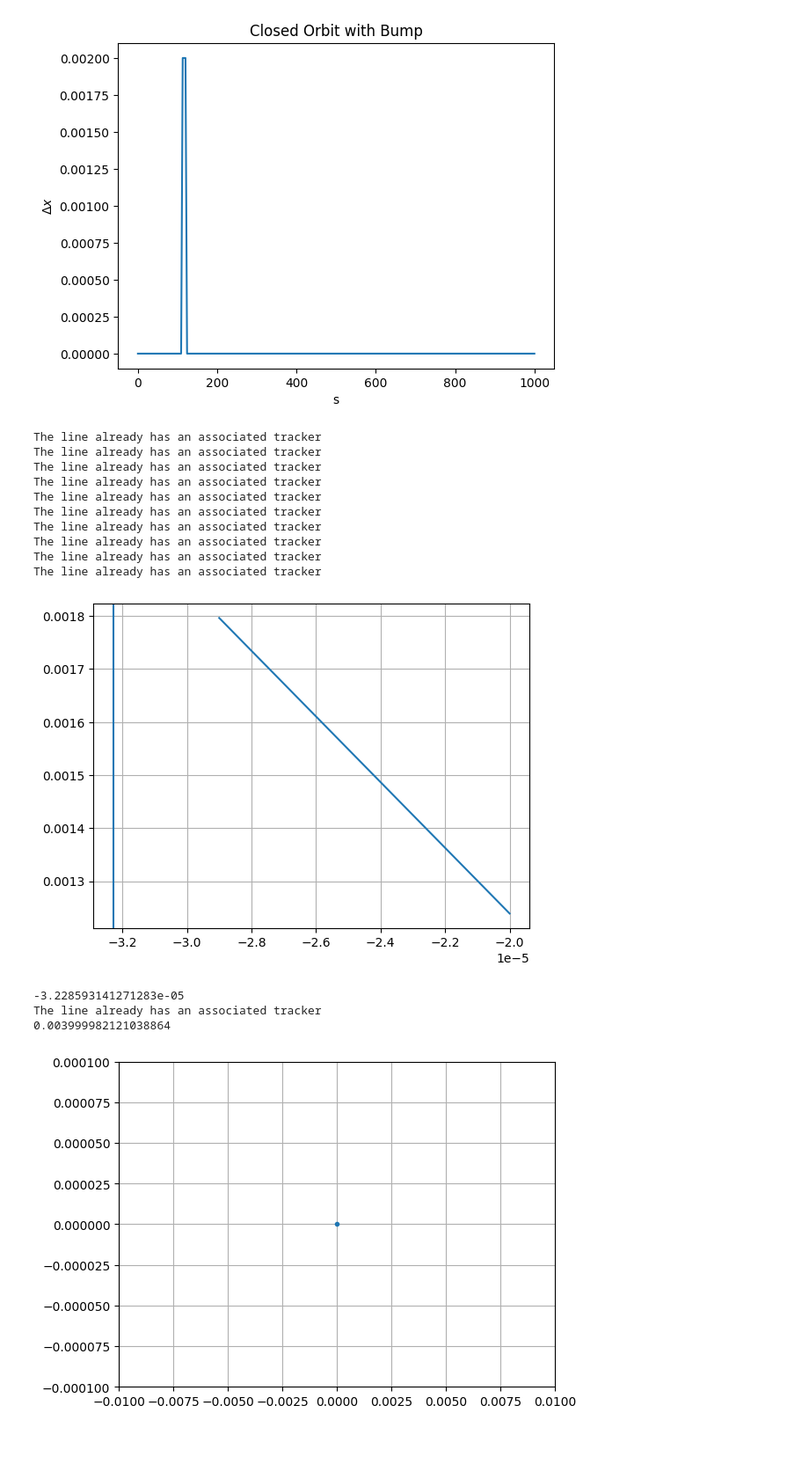
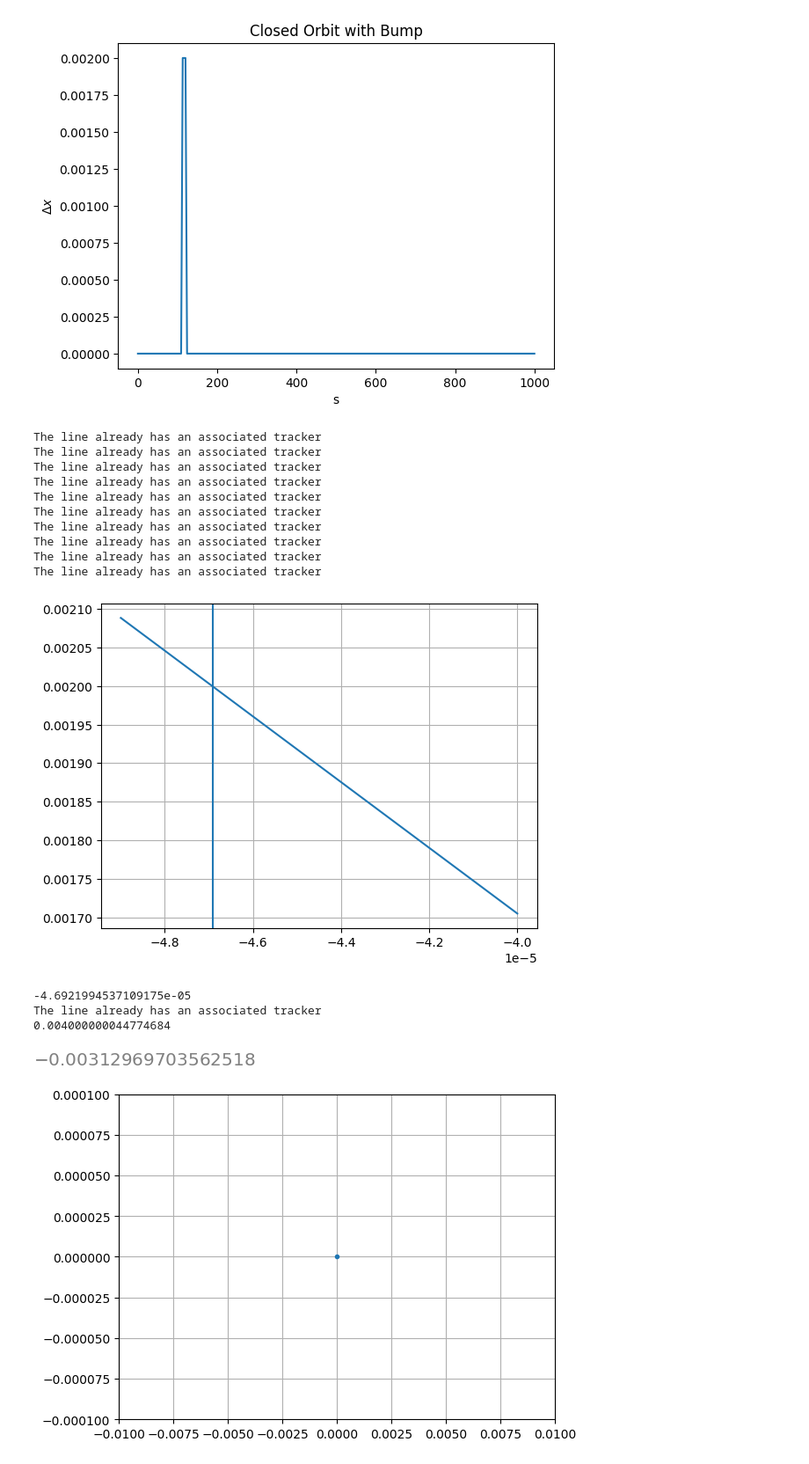
Before and after one commit to gornalexander/cas-beam-optics, a Jupyter notebook: Group_Oleksandr.ipynb, the cells around one changed output. Shown at 88% size. Cells and saved outputs as stored; diff of their text form; code cells hidden in the pictures; blank space fills up the shorter version.

```diff
--- a/Group_Oleksandr.ipynb
+++ b/Group_Oleksandr.ipynb
@@ -134,7 +134,7 @@ cell_ext_kick = env.new_line(components=[
     env.place('mb0', at='0.25 * lfodo + lquad * 0.5'),
     env.place('mq.f', at='0.50 * lfodo + lquad*0.5'),
     env.place('mb1', at='0.75 * lfodo + lquad*0.5'),
-    env.place('ext_kicker', at = '100.0 * lfodo - ext_kicker_length/2'),
+    env.place('ext_kicker', at = '1.0 * lfodo - ext_kicker_length/2'),
     env.new('marker_end', xt.Marker, at='lfodo'),
 ])
 # %%
@@ -235,37 +235,35 @@ plt.show()
 # %%
 kick_strengths = []
 deviations = []
-for k in np.arange(-0.00002, -0.00003, -0.000001):
+for k in np.arange(-0.00004, -0.00005, -0.000001):
     particles = line.build_particles(num_particles=1)
 
     line.vars['ext_kicker_angle'] = k
 
     line.build_tracker()
     line.track(particles=particles, num_turns=1, turn_by_turn_monitor='ONE_TURN_EBE')
 
     kick_strengths.append(k)
     record = line.record_last_track
     deviations.append(record.x[0][32])
 
-p = np.polyfit(deviations, kick_strengths, 1)
-#transfer = np.mean(np.array(kick_strengths) / (np.array(deviations) - 0.002))
 transfer = np.mean((np.array(deviations) - 0.002) / np.array(kick_strengths))
 kick_strength = 0.002 / transfer
 plt.axvline(kick_strength)
 plt.plot(kick_strengths, np.array(deviations) - 0.002)
 plt.grid()
 # %% [output]
 The line already has an associated tracker
 The line already has an associated tracker
 The line already has an associated tracker
 The line already has an associated tracker
 The line already has an associated tracker
 The line already has an associated tracker
 The line already has an associated tracker
 The line already has an associated tracker
 The line already has an associated tracker
 The line already has an associated tracker
-[figure, old version]
+[figure, new version]
 # %%
 #particles = line.build_particles(nemitt_x=1e-9, nemitt_y=1e-9, num_particles=100)
 #particles = line.build_particles(x=0, y=0, px=0, py=0, zeta=0, delta=0, num_particles=1)
@@ -285,9 +283,13 @@ record = line.record_last_track
 
 print(record.x[0][32])
 # %% [output]
--3.228593141271283e-05
+-4.6921994537109175e-05
 The line already has an associated tracker
-0.003999982121038864
+0.004000000044774684
+# %%
+kick_strength * 66.7
+# %% [output]
+[figure, added]
 # %%
 record = line.record_last_track
 plt.plot(record.x[:, 0], record.px[:, 0], '.')
```
Also changed, not shown: parts of 8 cells of this notebook.
